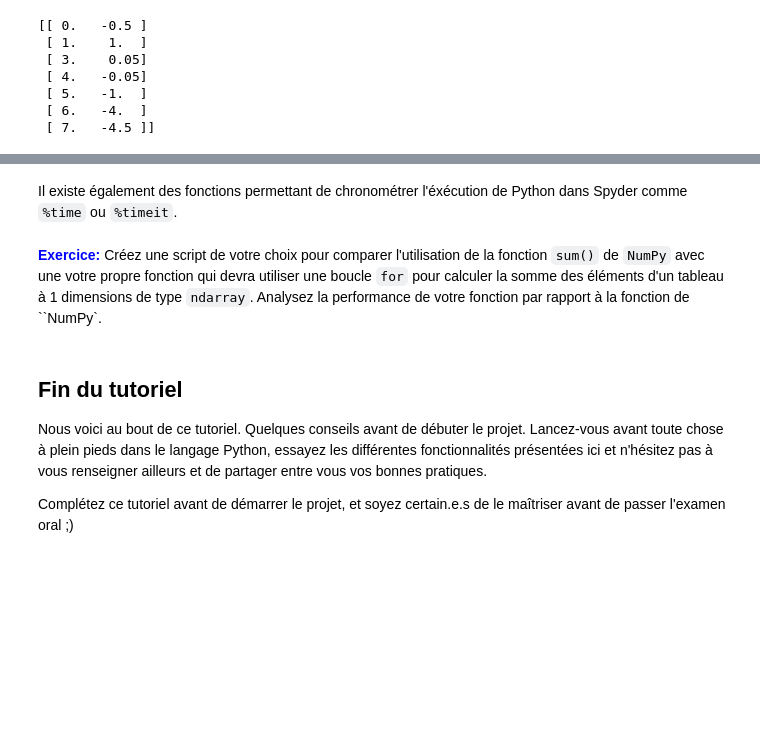
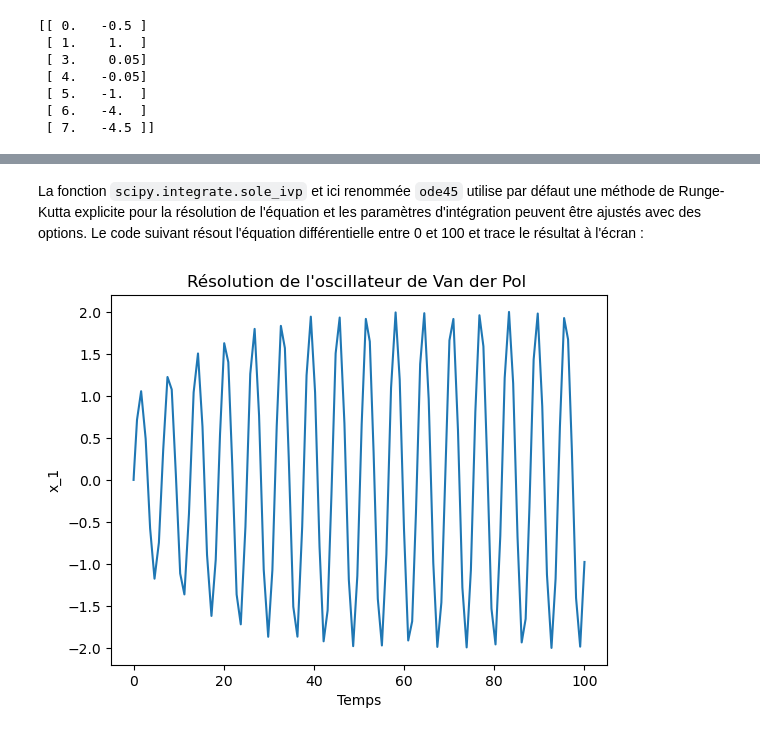
Before and after one commit to frdnguyen/PROJ0001_tuto, a Jupyter notebook: Tutoriel Python notebook.ipynb, the cells around one changed output, grey strips where cells are left out. Drawn from its saved outputs; the diff is of its cells as text; code cells hidden in the pictures; blank space fills up the shorter version.

```diff
--- a/Tutoriel Python notebook.ipynb
+++ b/Tutoriel Python notebook.ipynb
@@ -1655,21 +1361,0 @@ La méthode d'Euler demande de définir des paramètres génériques à la méth
-# %%
-%reset
-# Définition des constantes
-c = [0.1, 1]
-
-import numpy as np
-import matplotlib.pyplot as plt
-import OdeFun
-
-t = np.linspace(0, 100, 1001)
-y = np.zeros((2, 1001))
-y[:, 0] = [0, 1]
-
-fun = lambda t, y: OdeFun.odefunction(t, y, c)
-
-for i in range(1, 1001):
-    y[:, i] = y[:, i-1] + 0.1 * fun(t[i-1], y[:, i-1]) # Méthode d'Euler
-
-plt.plot(t, y[0, :], label="x1")
-plt.ylabel('x_1'); # Labélisation de l'axe des ordonnées
-plt.xlabel('Temps (sec)'); # Labélisation de l'axe des abscisses
@@ -1788,10 +1362,11 @@ Afin d'améliorer l'efficacité de cette fonction, nous pouvons sortir le calcul
-# %% [markdown]
-Il existe également des fonctions permettant de chronométrer l'éxécution de Python dans Spyder comme `%time` ou `%timeit`.
-# %% [markdown]
-**<font color=blue>Exercice: </font>**  Créez une script de votre choix pour comparer l'utilisation de la fonction `sum()` de `NumPy` avec une votre propre fonction qui devra utiliser une boucle `for` pour calculer la somme des éléments d'un tableau à 1 dimensions de type `ndarray`. Analysez la performance de votre fonction par rapport à la fonction de ``NumPy`.
-# %% [markdown]
-## Fin du tutoriel
-
-Nous voici au bout de ce tutoriel. Quelques conseils avant de débuter le projet. Lancez-vous avant toute chose à plein pieds dans le langage Python, essayez les différentes fonctionnalités présentées ici et n'hésitez pas à vous renseigner ailleurs et de partager entre vous vos bonnes pratiques.
-
-Complétez ce tutoriel avant de démarrer le projet, et soyez certain.e.s de le maîtriser avant de passer l'examen oral ;)
+# %% [markdown]
+La fonction `scipy.integrate.sole_ivp` et ici renommée `ode45` utilise par défaut une méthode de Runge-Kutta explicite pour la résolution de l'équation et les paramètres d'intégration peuvent être ajustés avec des options. Le code suivant résout l'équation différentielle entre 0 et 100 et trace le résultat à l'écran :
+# %%
+c=[0.1, 1]
+solution = ode45(lambda t, y: OdeFun.odefunction(t,y,c),[0,100],[0, 1])
+pyplot.plot(solution.t,solution.y[0,:]);
+pyplot.title('Résolution de l\'oscillateur de Van der Pol '); #Ajout d'un titre
+pyplot.ylabel('x_1'); # Labélisation de l'axe des ordonnées
+pyplot.xlabel('Temps'); # Labélisation de l'axe des abscisses
+# %% [output]
+[figure, added]
```
Also changed, not shown: parts of 233 cells of this notebook.
